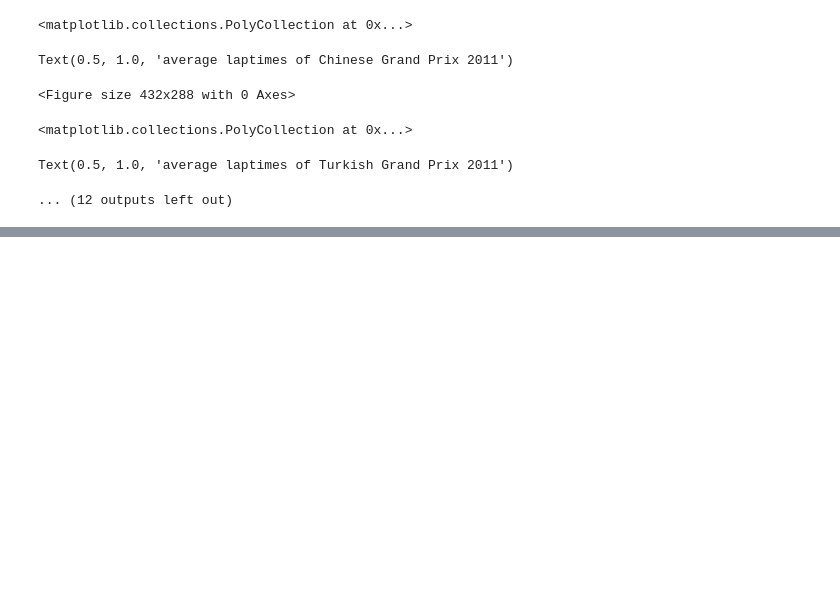
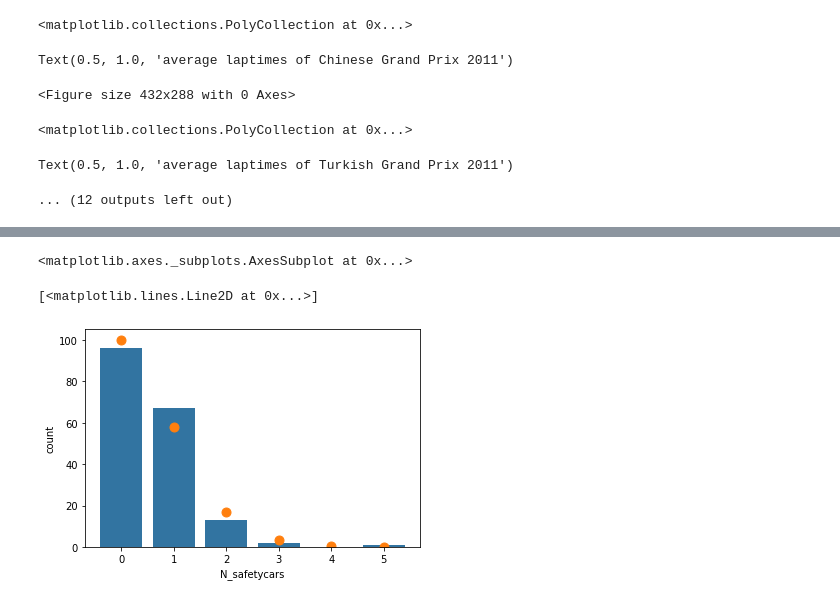
Before and after one commit to yannickaugustijn/F1, a Jupyter notebook: Safety cars.ipynb, the cells around one changed output, grey strips where cells are left out. Drawn from its saved outputs; the diff is of its cells as text; code cells hidden in the pictures; blank space fills up the shorter version.

```diff
--- a/Safety cars.ipynb
+++ b/Safety cars.ipynb
@@ -687,9 +687,10 @@ We think that there is a safety car in a lap when:
 - The maximum difference between drivers gets **smaller** (*faster_previous_max = True*)
 # %%
 avg_laptimes_race_df['safetycar_in_lap'] = np.where(
-    (avg_laptimes_race_df['slower_previous'] == True)
-    & (avg_laptimes_race_df['overtake'] == False)
-    & (avg_laptimes_race_df['smaller_previous_sum'] == True)
+    (avg_laptimes_race_df['1std_difference_ms'] == True)
+#     & (avg_laptimes_race_df['slower_previous'] == True)
+#     & (avg_laptimes_race_df['overtake'] == False)
+#     & (avg_laptimes_race_df['smaller_previous_sum'] == True)
     & (avg_laptimes_race_df['smaller_previous_max'] == True)
                                                        , True
                                                        , False)
@@ -762,0 +846,5 @@ g.axhline(mean)
+# %%
+races_df = races_df.merge(avg_laptimes_race_df.groupby('raceId')['N_safetycars'].nunique() -1
+                          , how = 'left'
+                          , on = 'raceId'
+                         )
@@ -762,0 +890,16 @@ g.axhline(mean)
+# %%
+# Here we visualize the distributions of safetycars -all races
+from scipy.stats import poisson
+max_safetycars = races_df['N_safetycars'].max()
+bins = [x for x in range(max_safetycars+1)]
+mlest = races_df['N_safetycars'].mean()
+color1 = (0.12156862745098039, 0.4666666666666667, 0.7058823529411765)
+color2 = (1.0, 0.4980392156862745, 0.054901960784313725)
+
+
+sns.countplot(races_df['N_safetycars'], order = bins, color = color1)
+plt.plot(bins, poisson.pmf(bins, mlest)*len(races_df), 'go',color = color2, markersize = 9)
+# %% [output]
+<matplotlib.axes._subplots.AxesSubplot at 0x...>
+[<matplotlib.lines.Line2D at 0x...>]
+[figure, added]
```
Also changed, not shown: parts of 13 cells of this notebook.
